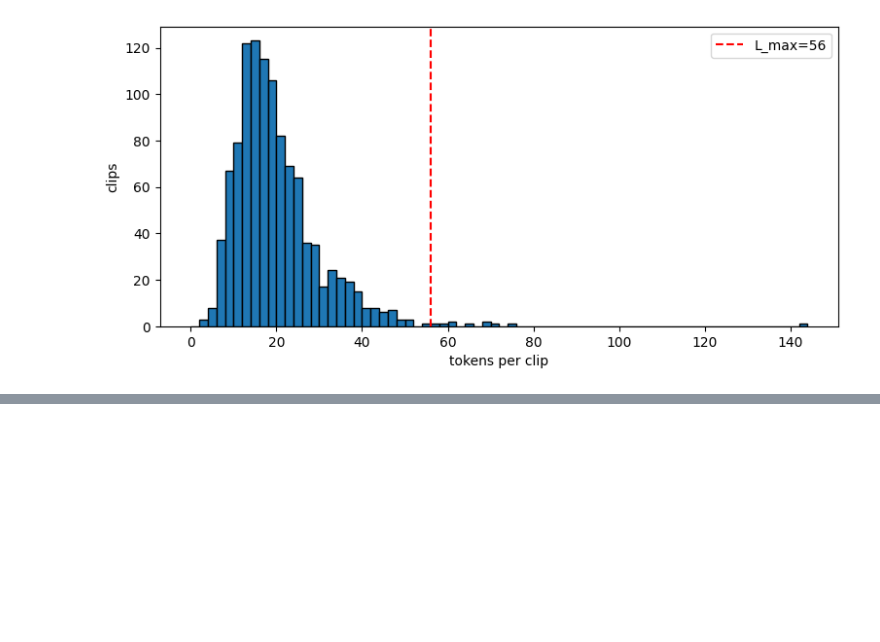
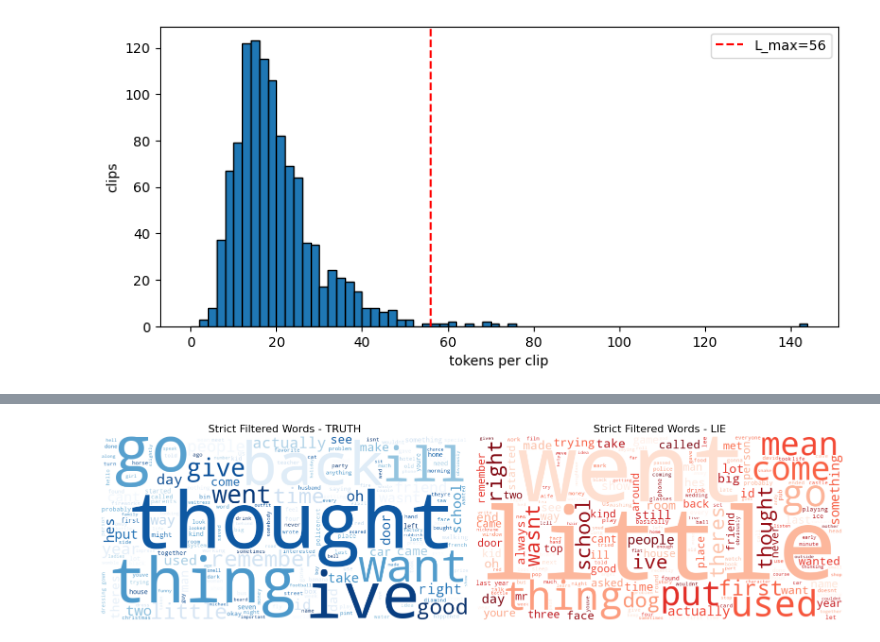
Before and after one commit to Multimodal-Deception-Detector-Grad-Proj/multimodal-deception-detector-backbone-model, a Jupyter notebook: notebooks/03_eda_linguistic.ipynb, the cells around one changed output, grey strips where cells are left out. Cells and saved outputs as stored; diff of their text form; code cells hidden in the pictures; blank space fills up the shorter version.

Commit message:
Added extra eda features

```diff
--- a/notebooks/03_eda_linguistic.ipynb
+++ b/notebooks/03_eda_linguistic.ipynb
@@ -410,0 +531,42 @@ clips with <3 words: 0.4%
+# %%
+# 6. Strict Filtering Word Clouds (Removing Conversational Fillers)
+# Define the custom fillers observed in the initial word clouds
+custom_fillers = {
+    'well', 'know', 'think', 'sort', 'said', 'one', 'got',
+    'didnt', 'dont', 'going', 'really', 'say', 'yeah', 'uh',
+    'um', 'im', 'thats', 'bit', 'quite', 'just', 'like', 'yes', 'no'
+}
+
+# Combine with the existing NLTK stopwords
+extended_stop_words = stop_words.union(custom_fillers)
+
+# Create a new column to preserve the original clean_tokens
+train_df['strict_clean_tokens'] = train_df['tokens'].apply(
+    lambda x: [w for w in x if w not in extended_stop_words]
+)
+
+# Extract the newly filtered words per class
+strict_truth_words = [word for tokens in train_df[train_df['label'] == 'truth']['strict_clean_tokens'] for word in tokens]
+strict_lie_words = [word for tokens in train_df[train_df['label'] == 'lie']['strict_clean_tokens'] for word in tokens]
+
+# Plot the Strict Filtered Word Clouds
+fig, axes = plt.subplots(1, 2, figsize=(16, 8))
+
+wc_truth_strict = WordCloud(
+    width=800, height=400, background_color='white', colormap='Blues'
+).generate(" ".join(strict_truth_words))
+axes[0].imshow(wc_truth_strict, interpolation='bilinear')
+axes[0].set_title('Strict Filtered Words - TRUTH', fontsize=16)
+axes[0].axis('off')
+
+wc_lie_strict = WordCloud(
+    width=800, height=400, background_color='white', colormap='Reds'
+).generate(" ".join(strict_lie_words))
+axes[1].imshow(wc_lie_strict, interpolation='bilinear')
+axes[1].set_title('Strict Filtered Words - LIE', fontsize=16)
+axes[1].axis('off')
+
+plt.tight_layout()
+plt.show()
+# %% [output]
+[figure, added]
```
Also changed, not shown: parts of 2 cells of this notebook.
